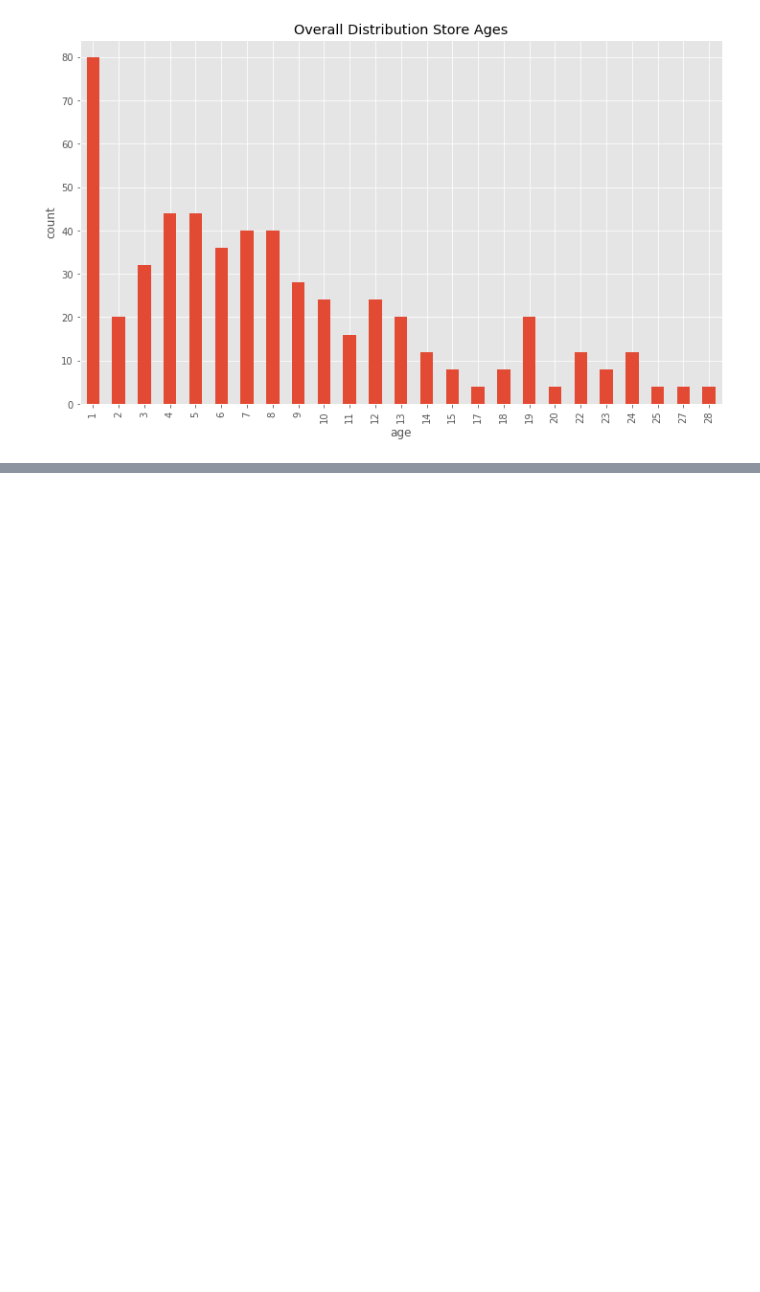
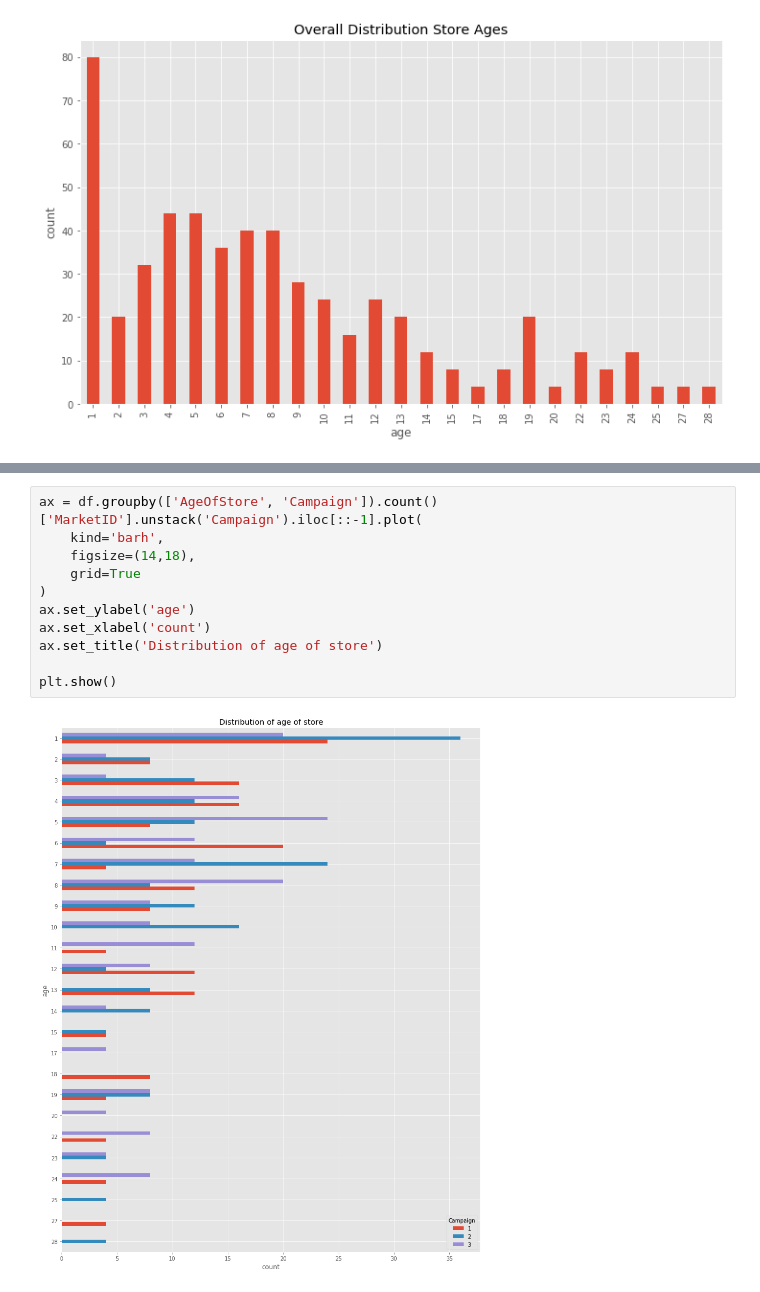
Before and after one commit to Zielzor/A_B-Testing-Template-By_example, a Jupyter notebook: A_B Testing Example.ipynb, the cells around one changed output, grey strips where cells are left out. Saved outputs shown, nothing was run; the diff lists cells and outputs as text; blank space fills up the shorter version.

```diff
--- a/A_B Testing Example.ipynb
+++ b/A_B Testing Example.ipynb
@@ -130,0 +151,13 @@ Text(0.5, 1.0, 'Overall Distribution Store Ages')
+# %%
+ax = df.groupby(['AgeOfStore', 'Campaign']).count()['MarketID'].unstack('Campaign').iloc[::-1].plot(
+    kind='barh',
+    figsize=(14,18),
+    grid=True
+)
+ax.set_ylabel('age')
+ax.set_xlabel('count')
+ax.set_title('Distribution of age of store')
+
+plt.show()
+# %% [output]
+[figure, added]
```
Also changed, not shown: parts of 14 cells of this notebook.
